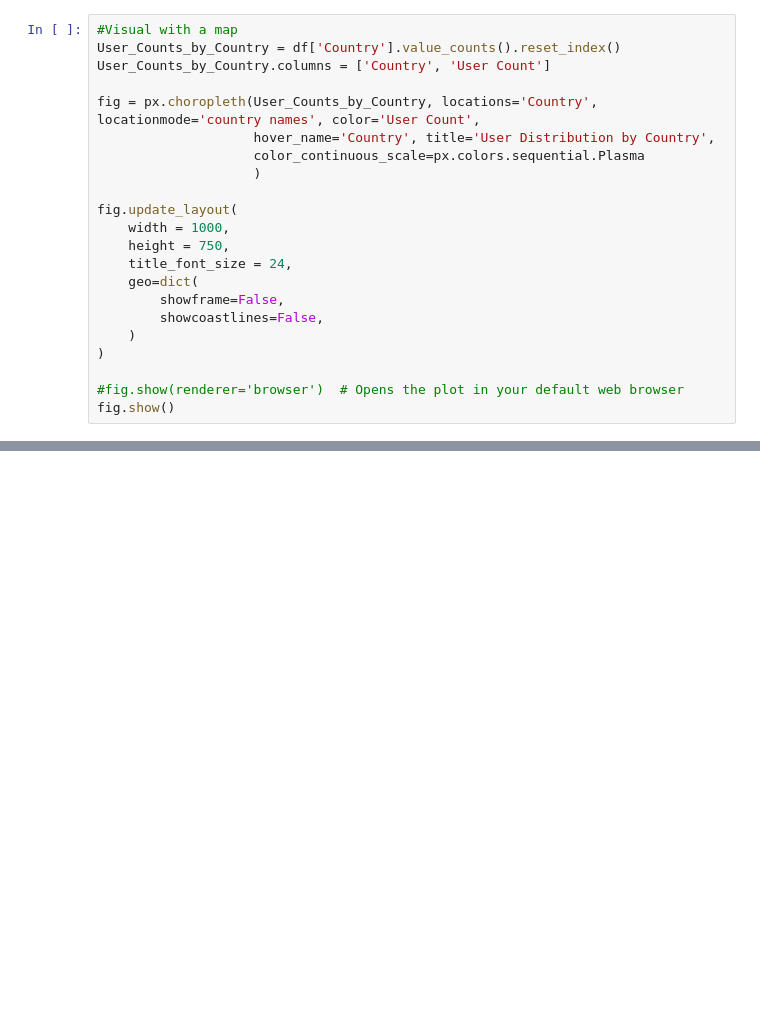
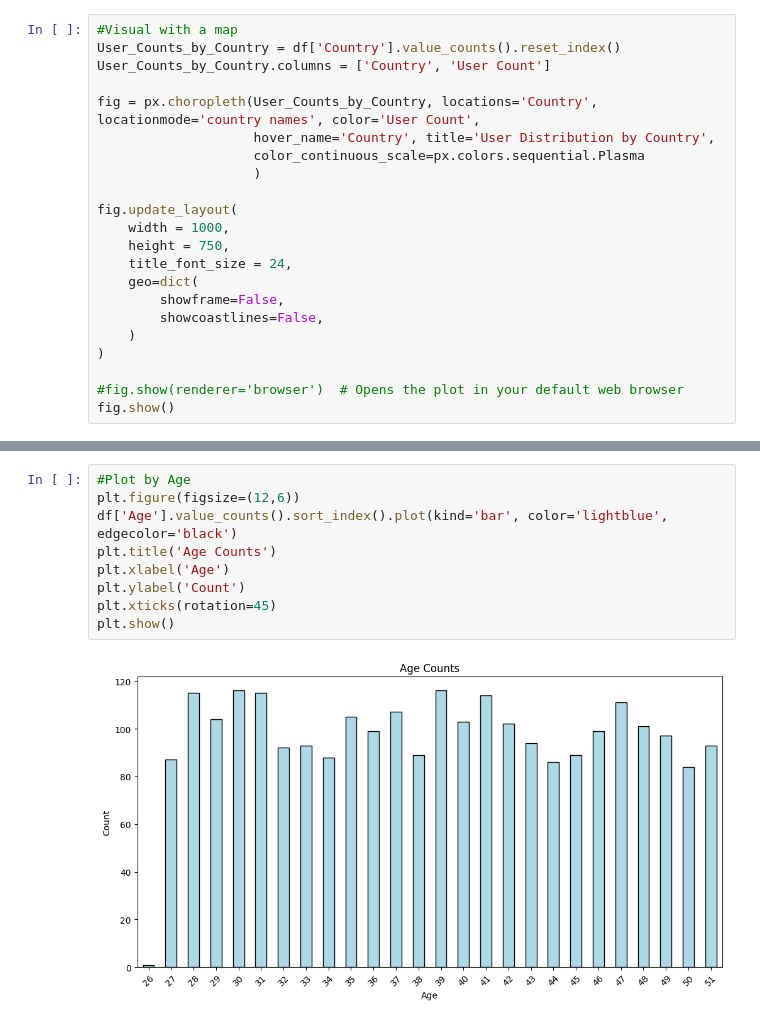
Before and after one commit to Arif-Badhon/PortfolioDataAnalyticsPython, a Jupyter notebook: main.ipynb, the cells around one changed output, grey strips where cells are left out. Saved outputs shown, nothing was run; the diff lists cells and outputs as text; blank space fills up the shorter version.

```diff
--- a/main.ipynb
+++ b/main.ipynb
@@ -92,0 +166,11 @@ fig.show()
+# %%
+#Plot by Age
+plt.figure(figsize=(12,6))
+df['Age'].value_counts().sort_index().plot(kind='bar', color='lightblue', edgecolor='black')
+plt.title('Age Counts')
+plt.xlabel('Age')
+plt.ylabel('Count')
+plt.xticks(rotation=45)
+plt.show()
+# %% [output]
+[figure, added]
```
Also changed, not shown: parts of 10 cells of this notebook.
